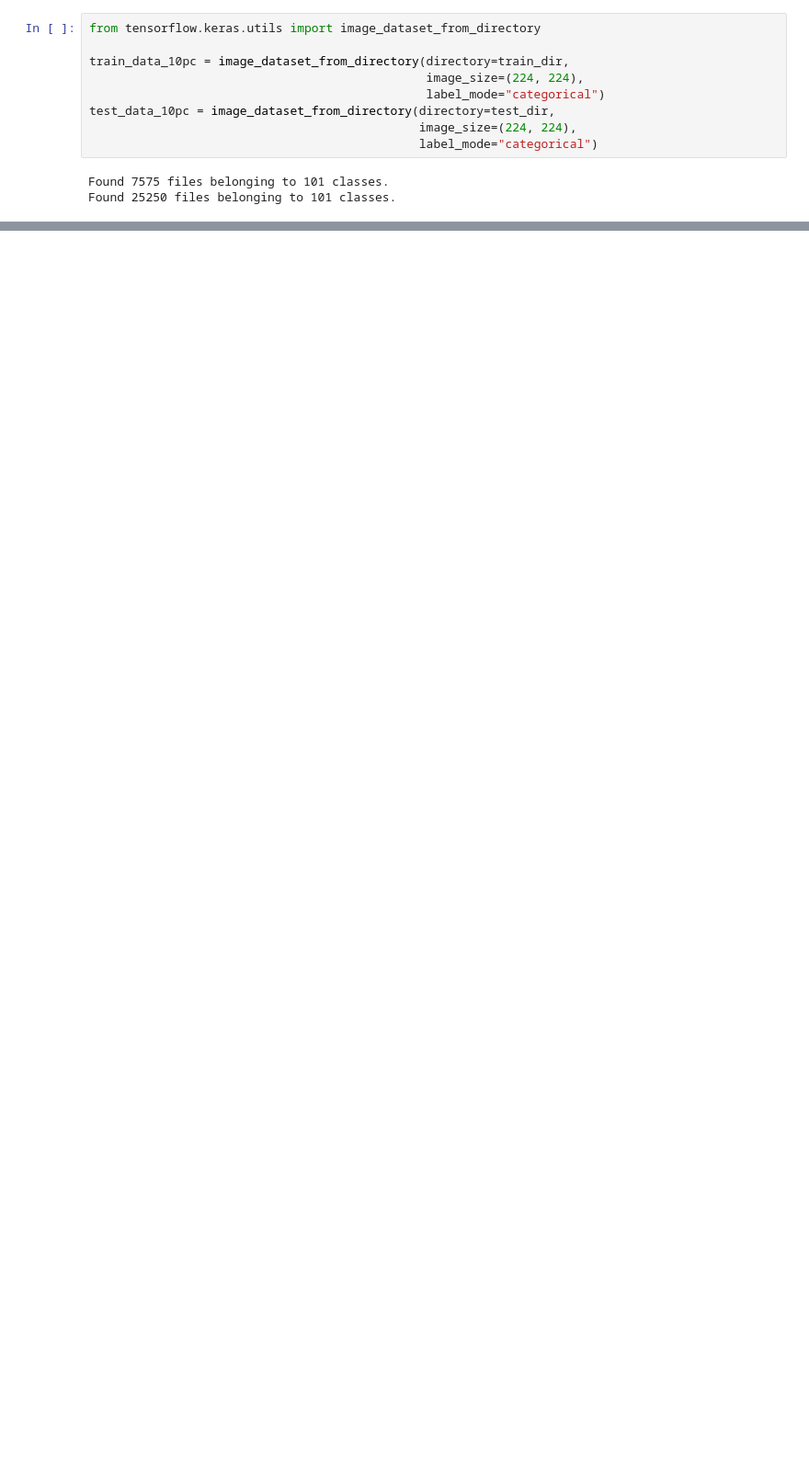
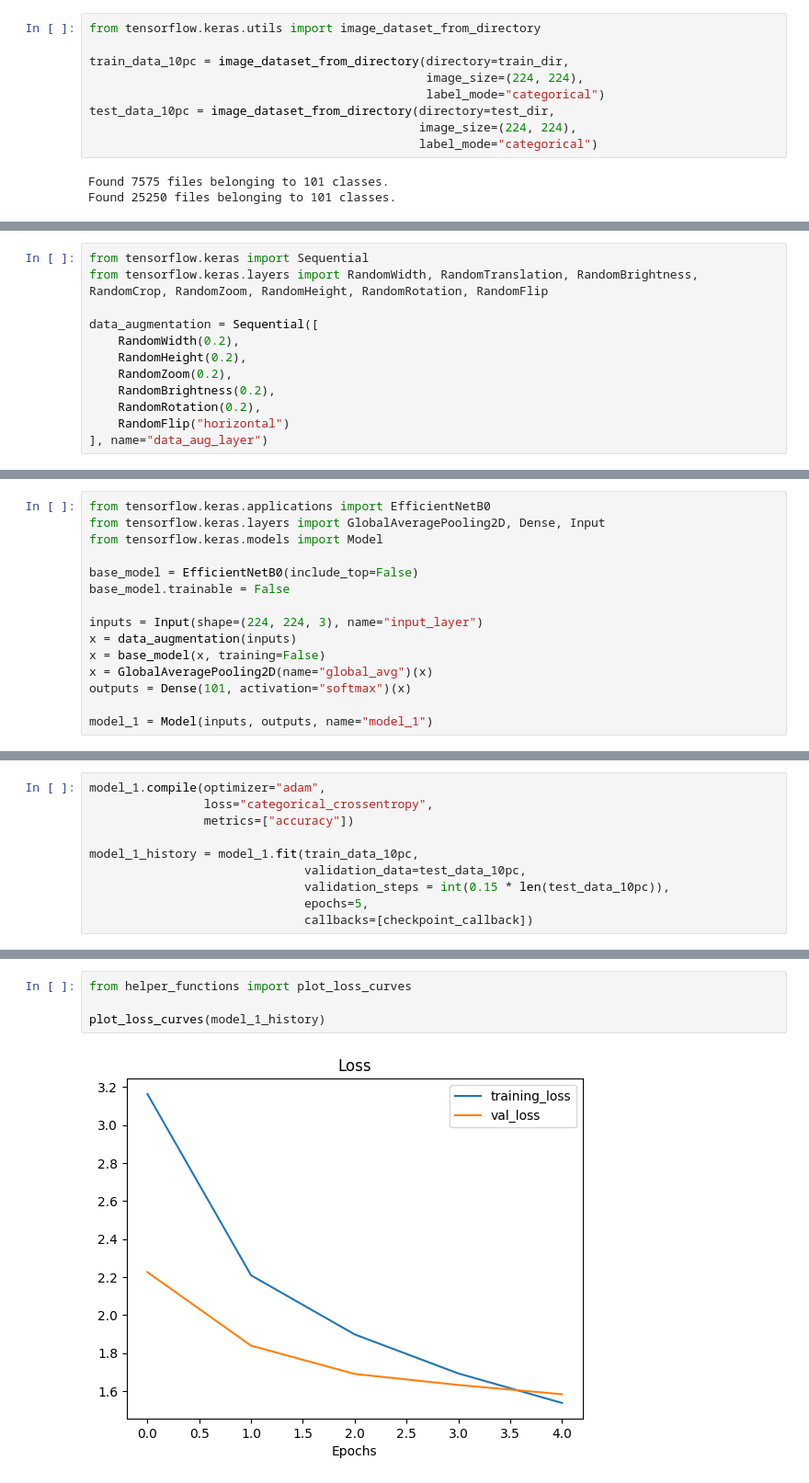
Before and after one commit to kshipra-jadav/ztm-dl, a Jupyter notebook: Transfer_Learning_with_Tensorflow_(Part_3)_ZTM.ipynb, the cells around one changed output, grey strips where cells are left out. Shown at 92% size. Drawn from its saved outputs; the diff is of its cells as text; blank space fills up the shorter version.

Commit message:
Finish making model_1 and model_2

```diff
--- a/Transfer_Learning_with_Tensorflow_(Part_3)_ZTM.ipynb
+++ b/Transfer_Learning_with_Tensorflow_(Part_3)_ZTM.ipynb
@@ -78,0 +99,12 @@ Found 25250 files belonging to 101 classes.
+# %%
+from tensorflow.keras import Sequential
+from tensorflow.keras.layers import RandomWidth, RandomTranslation, RandomBrightness, RandomCrop, RandomZoom, RandomHeight, RandomRotation, RandomFlip
+
+data_augmentation = Sequential([
+    RandomWidth(0.2),
+    RandomHeight(0.2),
+    RandomZoom(0.2),
+    RandomBrightness(0.2),
+    RandomRotation(0.2),
+    RandomFlip("horizontal")
+], name="data_aug_layer")
@@ -78,0 +113,15 @@ Found 25250 files belonging to 101 classes.
+# %%
+from tensorflow.keras.applications import EfficientNetB0
+from tensorflow.keras.layers import GlobalAveragePooling2D, Dense, Input
+from tensorflow.keras.models import Model
+
+base_model = EfficientNetB0(include_top=False)
+base_model.trainable = False
+
+inputs = Input(shape=(224, 224, 3), name="input_layer")
+x = data_augmentation(inputs)
+x = base_model(x, training=False)
+x = GlobalAveragePooling2D(name="global_avg")(x)
+outputs = Dense(101, activation="softmax")(x)
+
+model_1 = Model(inputs, outputs, name="model_1")
@@ -78,0 +155,10 @@ Found 25250 files belonging to 101 classes.
+# %%
+model_1.compile(optimizer="adam",
+                loss="categorical_crossentropy",
+                metrics=["accuracy"])
+
+model_1_history = model_1.fit(train_data_10pc,
+                              validation_data=test_data_10pc,
+                              validation_steps = int(0.15 * len(test_data_10pc)),
+                              epochs=5,
+                              callbacks=[checkpoint_callback])
@@ -78,0 +181,6 @@ Found 25250 files belonging to 101 classes.
+# %%
+from helper_functions import plot_loss_curves
+
+plot_loss_curves(model_1_history)
+# %% [output]
+[figure, added]
```
Also changed, not shown: parts of 20 cells of this notebook.
